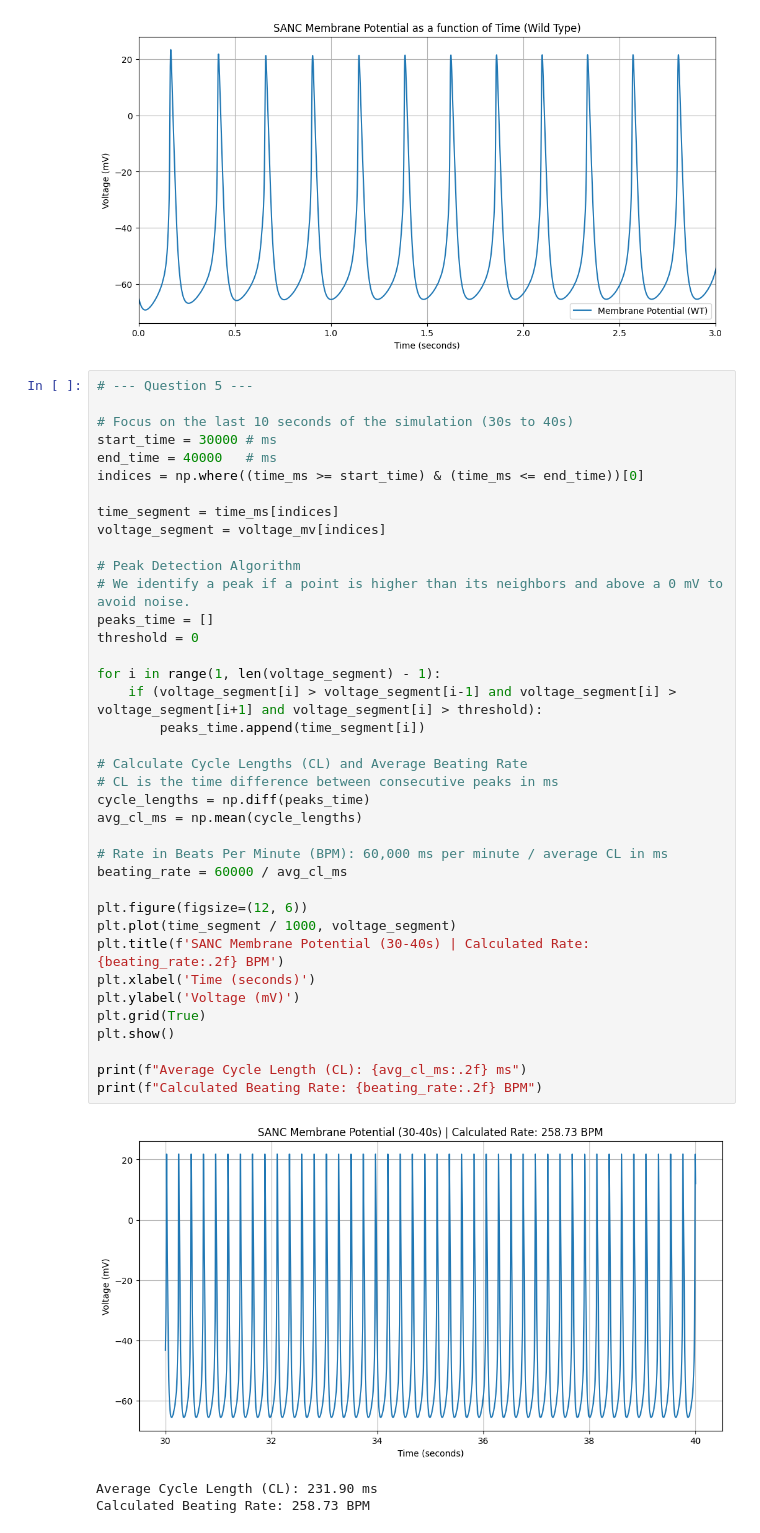
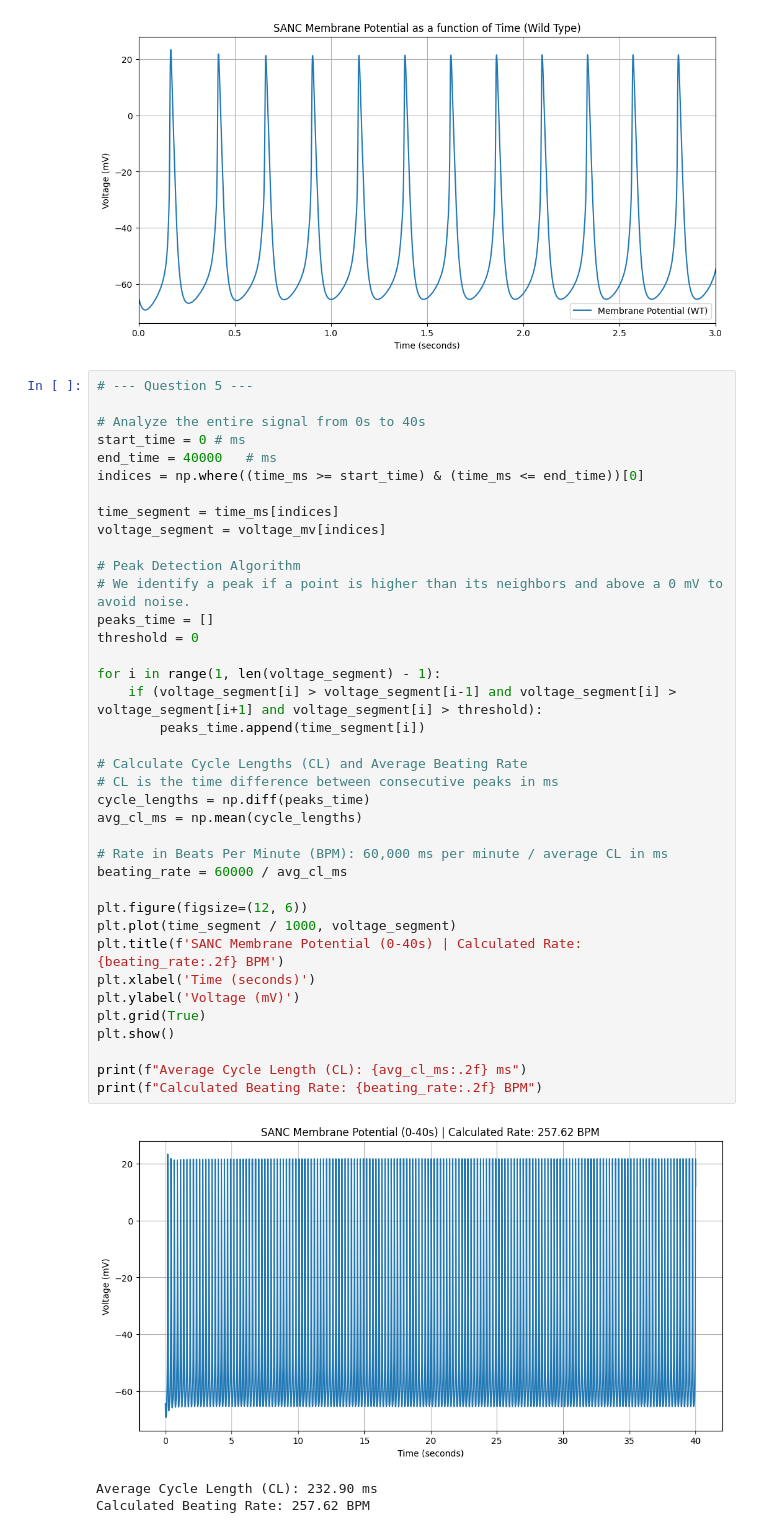
Before and after one commit to Mei-Sab/Project-part-3--BioElectrical-Phenomenas-, a Jupyter notebook: main.ipynb, the cells around one changed output. Drawn from its saved outputs; the diff is of its cells as text.

```diff
--- a/main.ipynb
+++ b/main.ipynb
@@ -96,45 +96,45 @@ plt.show()
 # %%
 # --- Question 5 ---
 
-# Focus on the last 10 seconds of the simulation (30s to 40s)
-start_time = 30000 # ms
+# Analyze the entire signal from 0s to 40s
+start_time = 0 # ms
 end_time = 40000   # ms
 indices = np.where((time_ms >= start_time) & (time_ms <= end_time))[0]
 
 time_segment = time_ms[indices]
 voltage_segment = voltage_mv[indices]
 
 # Peak Detection Algorithm
 # We identify a peak if a point is higher than its neighbors and above a 0 mV to avoid noise.
 peaks_time = []
 threshold = 0
 
 for i in range(1, len(voltage_segment) - 1):
     if (voltage_segment[i] > voltage_segment[i-1] and voltage_segment[i] > voltage_segment[i+1] and voltage_segment[i] > threshold):
         peaks_time.append(time_segment[i])
 
 # Calculate Cycle Lengths (CL) and Average Beating Rate
 # CL is the time difference between consecutive peaks in ms
 cycle_lengths = np.diff(peaks_time)
 avg_cl_ms = np.mean(cycle_lengths)
 
 # Rate in Beats Per Minute (BPM): 60,000 ms per minute / average CL in ms
 beating_rate = 60000 / avg_cl_ms
 
 plt.figure(figsize=(12, 6))
 plt.plot(time_segment / 1000, voltage_segment)
-plt.title(f'SANC Membrane Potential (30-40s) | Calculated Rate: {beating_rate:.2f} BPM')
+plt.title(f'SANC Membrane Potential (0-40s) | Calculated Rate: {beating_rate:.2f} BPM')
 plt.xlabel('Time (seconds)')
 plt.ylabel('Voltage (mV)')
 plt.grid(True)
 plt.show()
 
 print(f"Average Cycle Length (CL): {avg_cl_ms:.2f} ms")
 print(f"Calculated Beating Rate: {beating_rate:.2f} BPM")
 # %% [output]
-[figure, old version]
+[figure, new version]
-Average Cycle Length (CL): 231.90 ms
-Calculated Beating Rate: 258.73 BPM
+Average Cycle Length (CL): 232.90 ms
+Calculated Beating Rate: 257.62 BPM
 # %%
 # --- Question 1.3 ---
 # Calculate Inter-Beat Intervals (IBI) and plot over time
```
Also changed, not shown: parts of 2 cells of this notebook.
